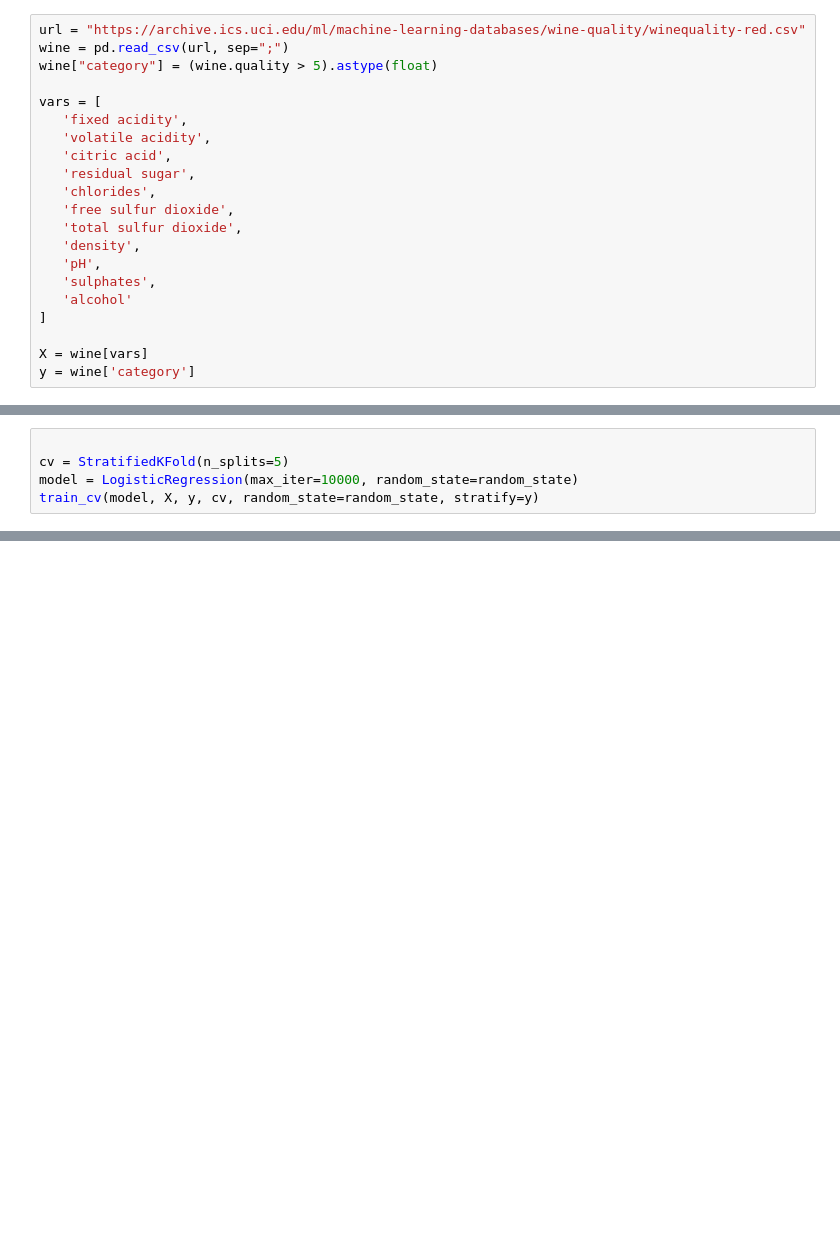
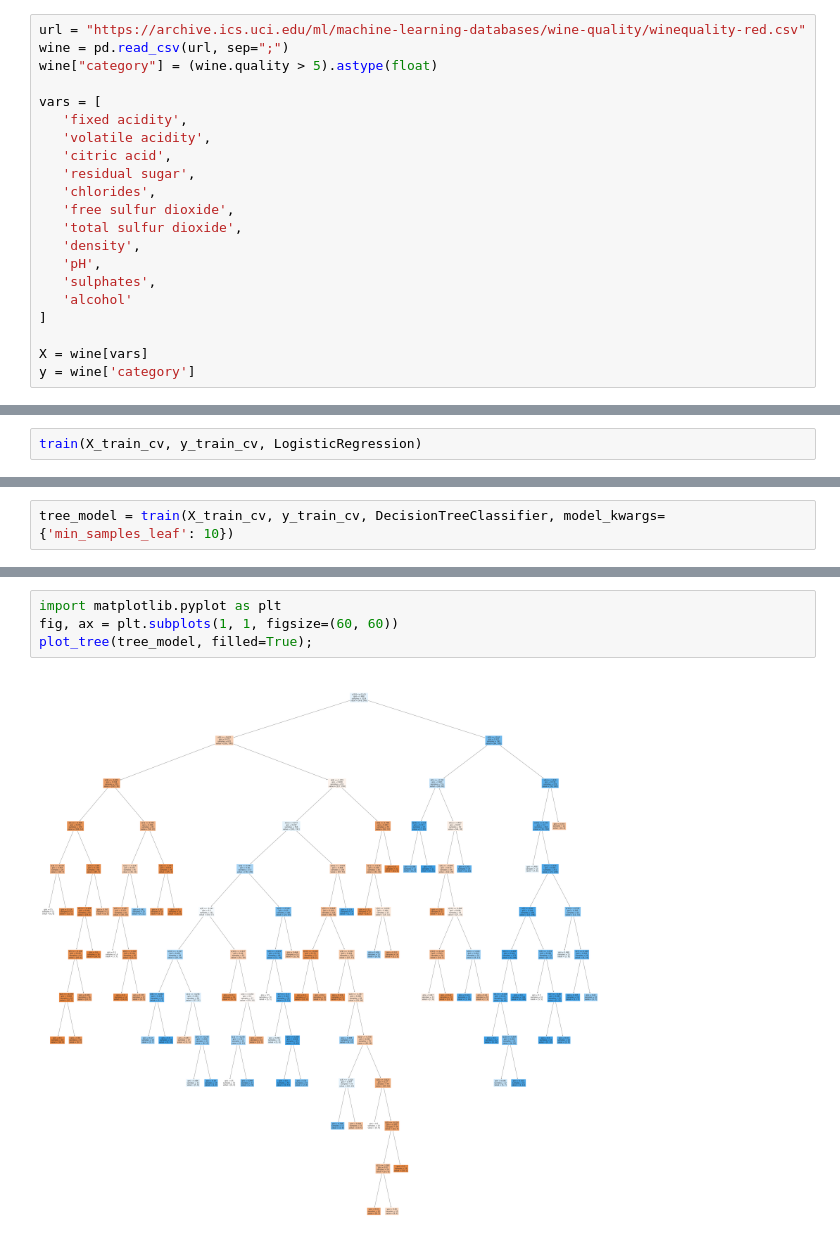
Before and after one commit to FabioRochaPoeta/wine-case, a Jupyter notebook: Análise_supervisionada_Modelos_além_da_Regressão_Logística_Dados_Vinho_Tinto_.ipynb, the cells around one changed output, grey strips where cells are left out. Drawn from its saved outputs; the diff is of its cells as text; blank space fills up the shorter version.

```diff
--- a/Análise_supervisionada_Modelos_além_da_Regressão_Logística_Dados_Vinho_Tinto_.ipynb
+++ b/Análise_supervisionada_Modelos_além_da_Regressão_Logística_Dados_Vinho_Tinto_.ipynb
@@ -165,5 +85,0 @@ def train_cv(model, X, y, cv, random_state=42, test_size=0.1, stratify=None):
-# %%
-
-cv = StratifiedKFold(n_splits=5)
-model = LogisticRegression(max_iter=10000, random_state=random_state)
-train_cv(model, X, y, cv, random_state=random_state, stratify=y)
@@ -177,0 +148,2 @@ train_cv(model, X, y, cv, random_state=random_state, stratify=y)
+# %%
+train(X_train_cv, y_train_cv, LogisticRegression)
@@ -177,0 +189,2 @@ train_cv(model, X, y, cv, random_state=random_state, stratify=y)
+# %%
+tree_model = train(X_train_cv, y_train_cv, DecisionTreeClassifier, model_kwargs={'min_samples_leaf': 10})
@@ -177,0 +209,6 @@ train_cv(model, X, y, cv, random_state=random_state, stratify=y)
+# %%
+import matplotlib.pyplot as plt
+fig, ax = plt.subplots(1, 1, figsize=(60, 60))
+plot_tree(tree_model, filled=True);
+# %% [output]
+[figure, added]
```
Also changed, not shown: parts of 10 cells of this notebook.
